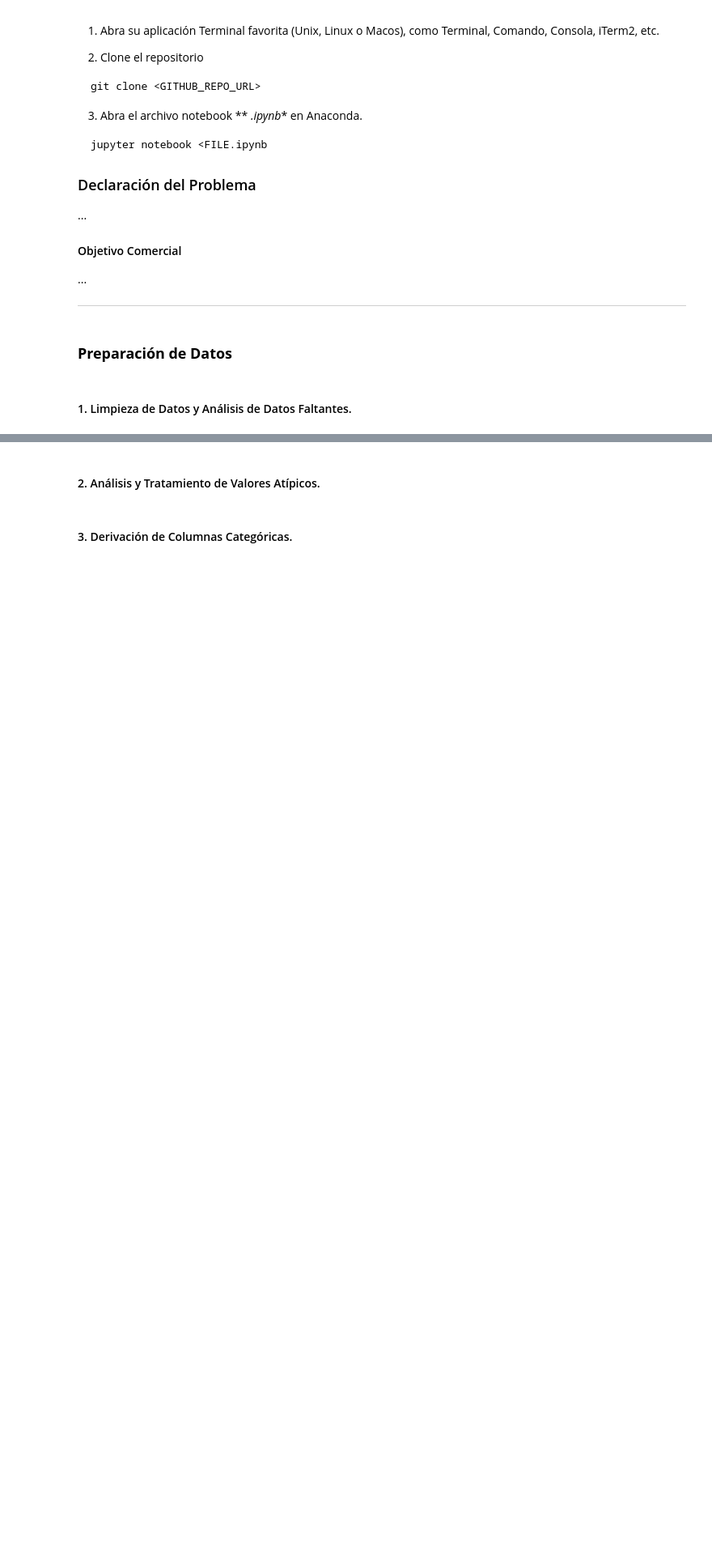
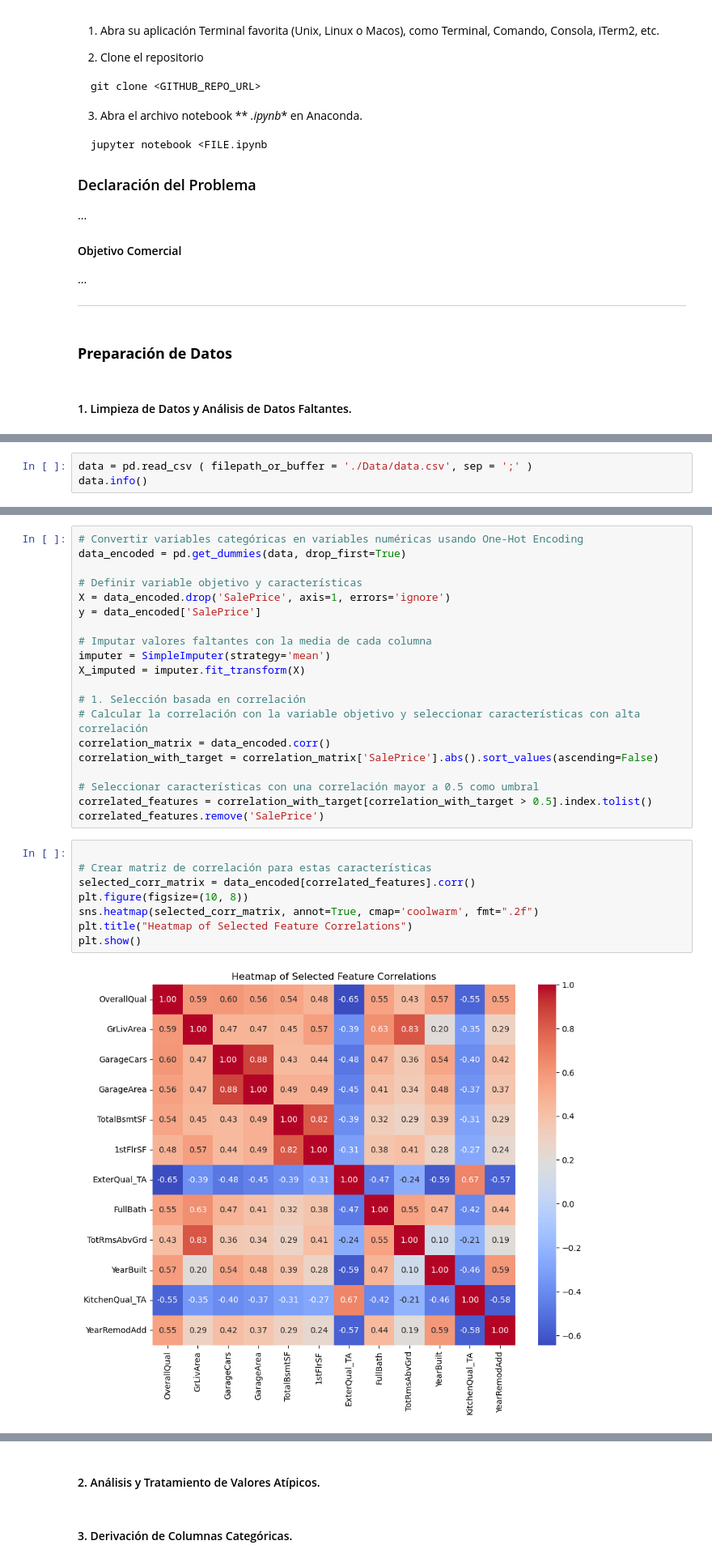
Before and after one commit to Grupo-A-Regression-and-Regularization/proyecto-1-regresion-avanzada, a Jupyter notebook: Proyecto - Regresión avanzada.ipynb, the cells around one changed output, grey strips where cells are left out. Shown at 81% size. Saved outputs shown, nothing was run; the diff lists cells and outputs as text; blank space fills up the shorter version.

```diff
--- a/Proyecto - Regresión avanzada.ipynb
+++ b/Proyecto - Regresión avanzada.ipynb
@@ -96,0 +163,3 @@ jupyter notebook <FILE.ipynb
+# %%
+data = pd.read_csv ( filepath_or_buffer = './Data/data.csv', sep = ';' )
+data.info()
@@ -96,0 +184,30 @@ jupyter notebook <FILE.ipynb
+# %%
+# Convertir variables categóricas en variables numéricas usando One-Hot Encoding
+data_encoded = pd.get_dummies(data, drop_first=True)
+
+# Definir variable objetivo y características
+X = data_encoded.drop('SalePrice', axis=1, errors='ignore')
+y = data_encoded['SalePrice']
+
+# Imputar valores faltantes con la media de cada columna
+imputer = SimpleImputer(strategy='mean')
+X_imputed = imputer.fit_transform(X)
+
+# 1. Selección basada en correlación
+# Calcular la correlación con la variable objetivo y seleccionar características con alta correlación
+correlation_matrix = data_encoded.corr()
+correlation_with_target = correlation_matrix['SalePrice'].abs().sort_values(ascending=False)
+
+# Seleccionar características con una correlación mayor a 0.5 como umbral
+correlated_features = correlation_with_target[correlation_with_target > 0.5].index.tolist()
+correlated_features.remove('SalePrice')
+# %%
+
+# Crear matriz de correlación para estas características
+selected_corr_matrix = data_encoded[correlated_features].corr()
+plt.figure(figsize=(10, 8))
+sns.heatmap(selected_corr_matrix, annot=True, cmap='coolwarm', fmt=".2f")
+plt.title("Heatmap of Selected Feature Correlations")
+plt.show()
+# %% [output]
+[figure, added]
```
Also changed, not shown: parts of 12 cells of this notebook, 1 other file.
